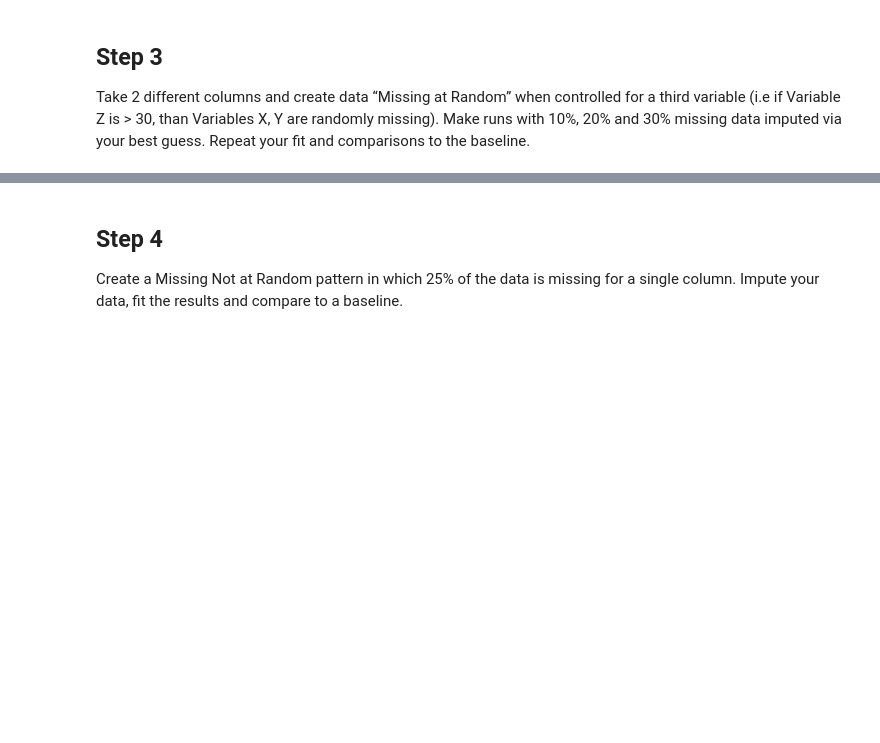
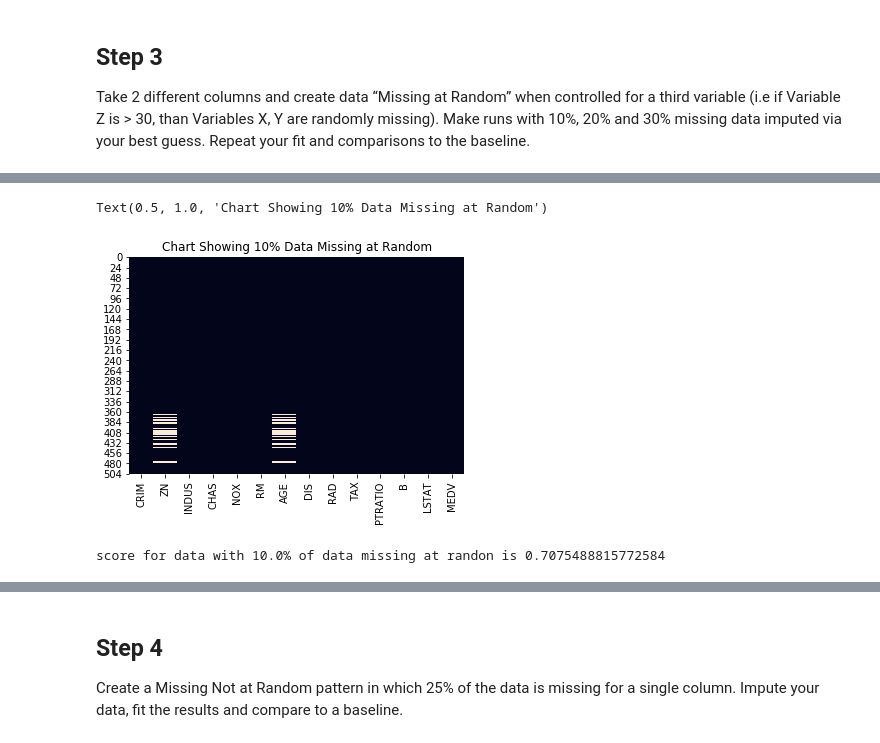
Before and after one commit to kjprice/smu-quantifying-the-world, a Jupyter notebook: CaseStudy5 aka Assignment10/Assignment10.ipynb, the cells around one changed output, grey strips where cells are left out. Saved outputs shown, nothing was run; the diff lists cells and outputs as text; code cells hidden in the pictures; blank space fills up the shorter version.

```diff
--- a/CaseStudy5 aka Assignment10/Assignment10.ipynb
+++ b/CaseStudy5 aka Assignment10/Assignment10.ipynb
@@ -401,0 +453,18 @@ Take 2 different columns and create data “Missing at Random” when controlled
+# %%
+#df_missing1 = createMAR(boston, 0.1)
+sns.heatmap(df_missing1.isnull(), cbar=False).set_title('Chart Showing 10% Data Missing at Random')
+# %% [output]
+Text(0.5, 1.0, 'Chart Showing 10% Data Missing at Random')
+[figure, added]
+# %%
+y1 = df_missing1['MEDV']
+
+X1 = df_missing1.drop('MEDV', axis = 1)
+
+X1_train, X1_test, y1_train, y1_test = train_test_split(X1, y1,test_size=0.3, random_state=42)
+pipeline.fit(X1_train, y1_train)
+y_pred = pipeline.predict(X1_test)
+percentage = 0.1 * 100
+print("score for data with {}% of data missing at randon is {}".format(percentage,pipeline.score(X_test, y_test)))
+# %% [output]
+score for data with 10.0% of data missing at randon is 0.7075488815772584
```
Also changed, not shown: parts of 12 cells of this notebook.
